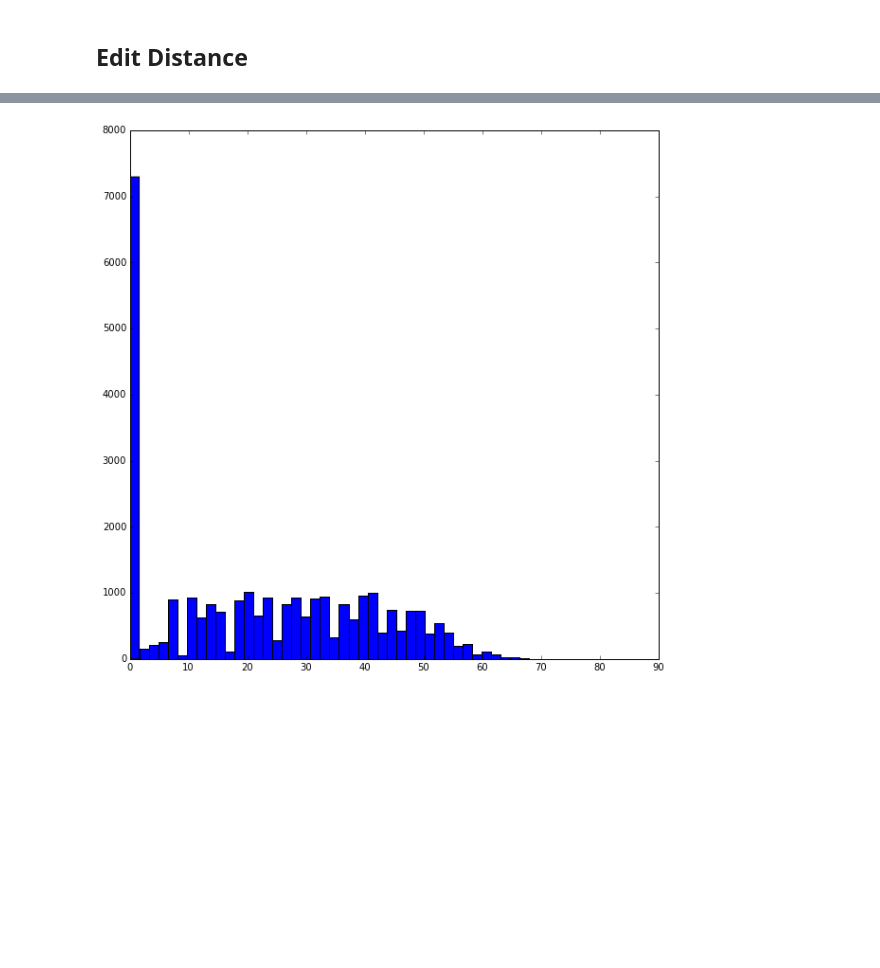
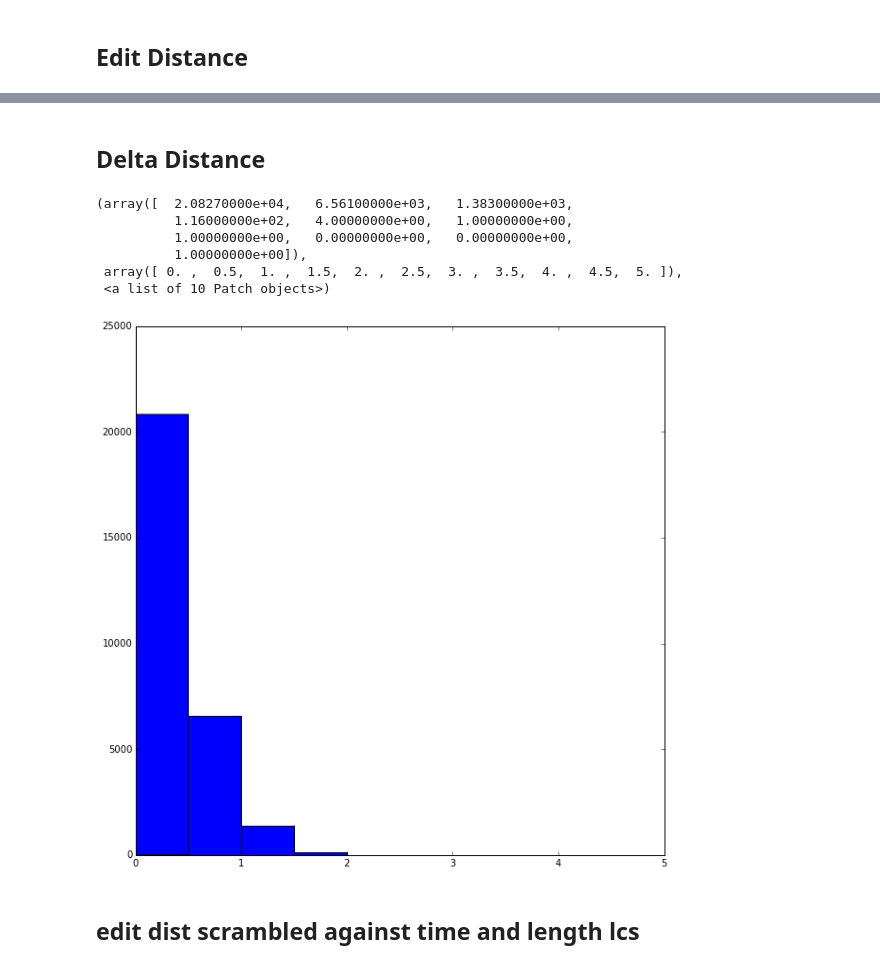
Before and after one commit to ckringen/ev, a Jupyter notebook: src/FirstWave.ipynb, the cells around one changed output, grey strips where cells are left out. Saved outputs shown, nothing was run; the diff lists cells and outputs as text; code cells hidden in the pictures; blank space fills up the shorter version.

```diff
--- a/src/FirstWave.ipynb
+++ b/src/FirstWave.ipynb
@@ -77,0 +320,2 @@ x = plt.hist(lenLCS,bins=50)
+# %% [markdown]
+## Delta Distance
@@ -77,0 +325,40 @@ x = plt.hist(lenLCS,bins=50)
+# %%
+import re
+
+def getBigrams( string ):
+    bigs = []
+    sep = string.lower().split()
+    for k,v in enumerate(sep):
+        if k == len(sep) - 1:
+            break
+        else:
+            bigs.append((v,sep[k+1]))
+    return bigs
+
+def removeStopWords( s ):
+    production = s.split( )
+    for i in production:
+        if i in stop:
+            s = re.sub(r"\s{0}\s".format(i),' ',s)
+    return s.split( )
+
+def deltaDistanceDriver(dataframe_row):
+    prod_content = dataframe_row['Produced Sentence']
+    target_content = dataframe_row["Target Sentence"]
+
+    prod_content = ' '.join(removeStopWords(prod_content))
+    target_content = ' '.join(removeStopWords(target_content))
+
+    bigrams = getBigrams(target_content)
+
+    all_matches = []
+    for bigram in bigrams:
+        match = re.findall(r"{0}\s(.*)\s{1}".format(bigram[0], bigram[1]), prod_content)
+        if match:
+            matches = match[0].split()
+            all_matches += matches
+
+    ratio = len(all_matches) / len(bigrams)
+    return ratio
+
+data['deltaDistance2'] = data.apply(deltaDistanceDriver, axis=1)
@@ -78,7 +367,13 @@ x = plt.hist(lenLCS,bins=50)
 # %%
 fig = plt.figure(figsize=(10,10))
-
-x = plt.hist(data['editDist'],bins=50)
-#plt.boxplot(lenLCS)
+plt.hist(data['deltaDistance2'])
 # %% [output]
+(array([  2.08270000e+04,   6.56100000e+03,   1.38300000e+03,
+          1.16000000e+02,   4.00000000e+00,   1.00000000e+00,
+          1.00000000e+00,   0.00000000e+00,   0.00000000e+00,
+          1.00000000e+00]),
+ array([ 0. ,  0.5,  1. ,  1.5,  2. ,  2.5,  3. ,  3.5,  4. ,  4.5,  5. ]),
+ <a list of 10 Patch objects>)
-[figure, old version]
+[figure, new version]
+# %% [markdown]
+## edit dist scrambled against time and length lcs
```
Also changed, not shown: parts of 19 cells of this notebook, 15 other files.
